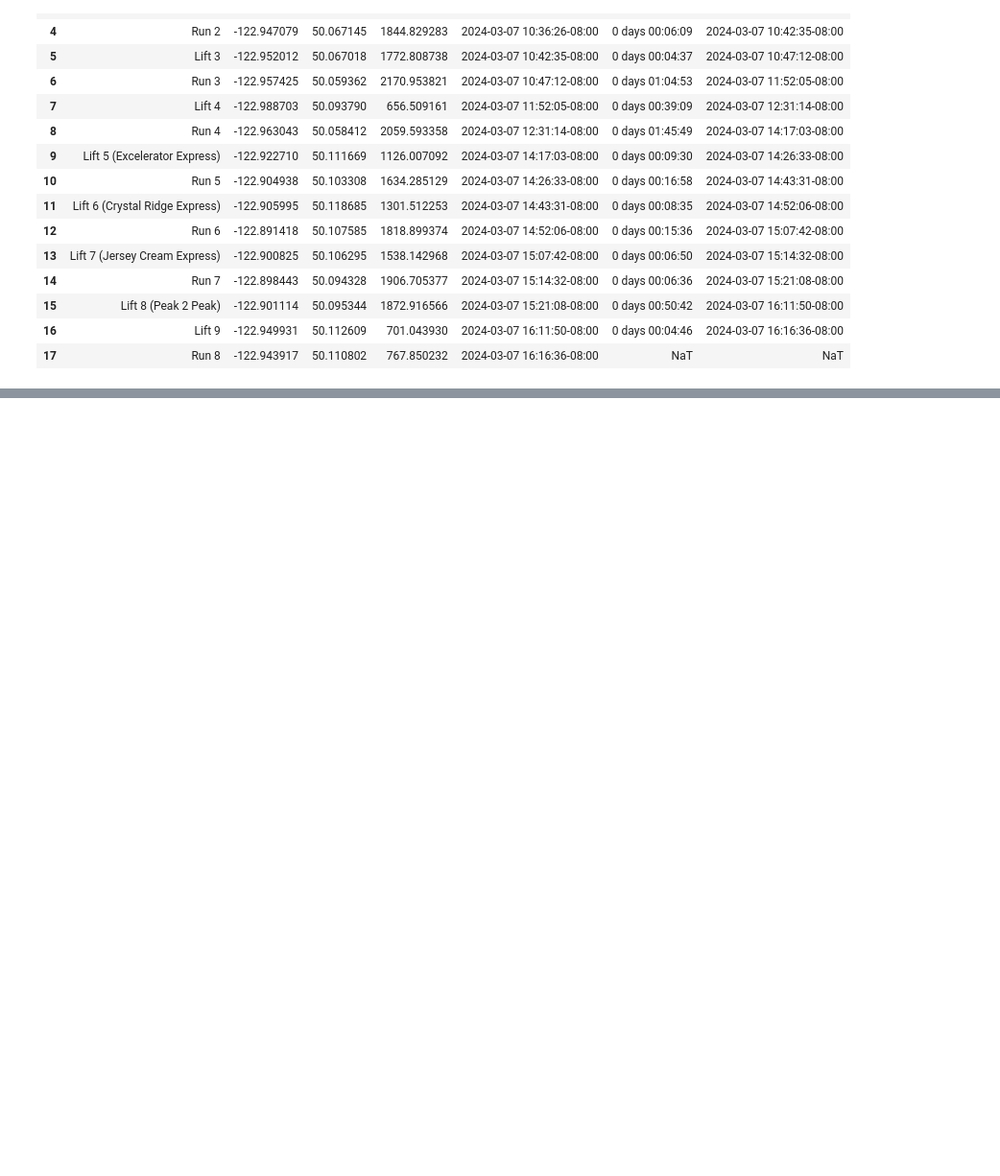
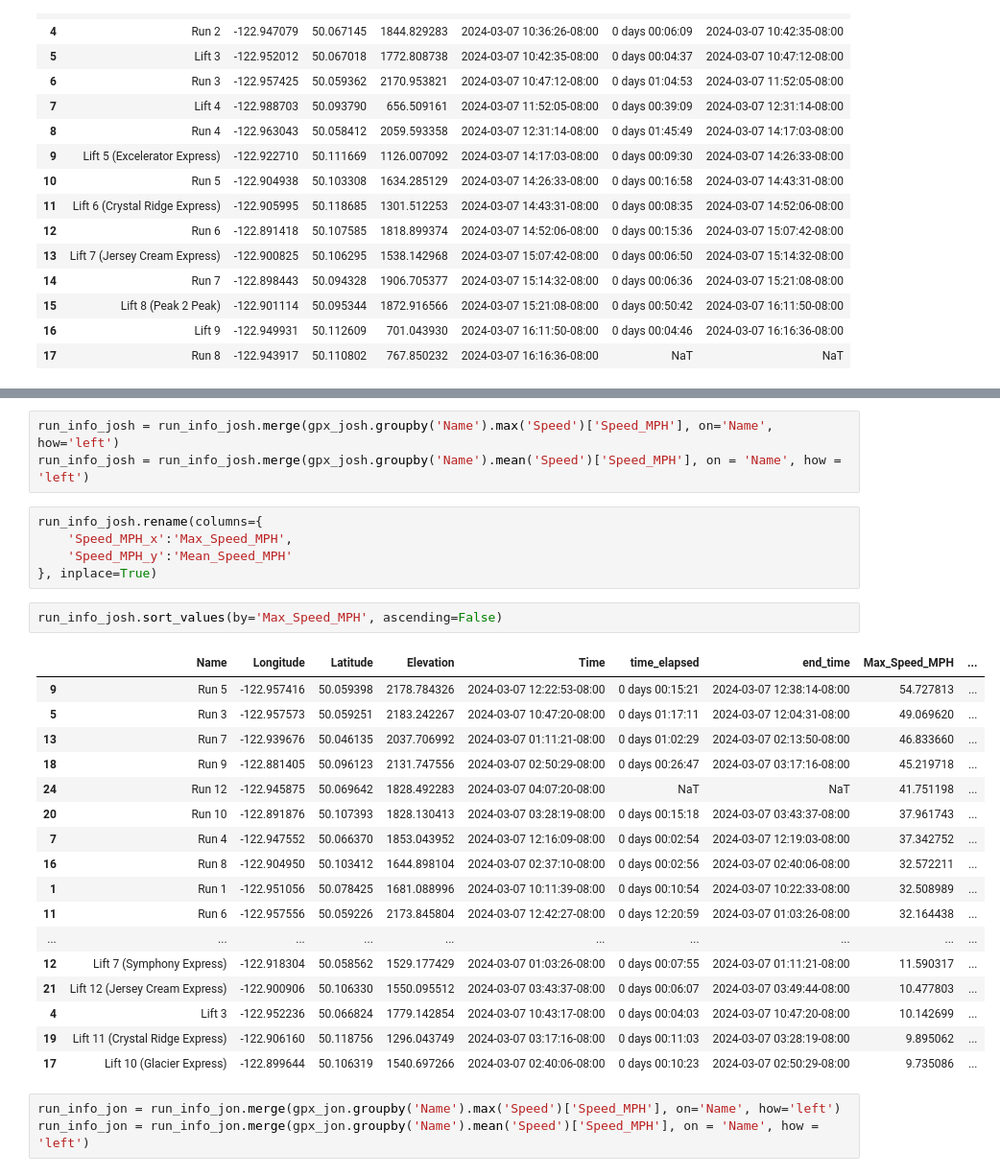
Before and after one commit to joshwinnes11/Project2, a Jupyter notebook: Project2(Josh).ipynb, the cells around one changed output, grey strips where cells are left out. Shown: that part at 96% size. Cells and saved outputs as stored; diff of their text form; blank space fills up the shorter version.

```diff
--- a/Project2(Josh).ipynb
+++ b/Project2(Josh).ipynb
@@ -145,0 +228,31 @@ This is a change
+# %%
+run_info_josh = run_info_josh.merge(gpx_josh.groupby('Name').max('Speed')['Speed_MPH'], on='Name', how='left')
+run_info_josh = run_info_josh.merge(gpx_josh.groupby('Name').mean('Speed')['Speed_MPH'], on = 'Name', how = 'left')
+# %%
+run_info_josh.rename(columns={
+    'Speed_MPH_x':'Max_Speed_MPH',
+    'Speed_MPH_y':'Mean_Speed_MPH'
+}, inplace=True)
+# %%
+run_info_josh.sort_values(by='Max_Speed_MPH', ascending=False)
+# %% [output]
+|  | Name | Longitude | Latitude | Elevation | Time | time_elapsed | end_time | Max_Speed_MPH | ... |
+| 9 | Run 5 | -122.957416 | 50.059398 | 2178.784326 | 2024-03-07 12:22:53-08:00 | 0 days 00:15:21 | 2024-03-07 12:38:14-08:00 | 54.727813 | ... |
+| 5 | Run 3 | -122.957573 | 50.059251 | 2183.242267 | 2024-03-07 10:47:20-08:00 | 0 days 01:17:11 | 2024-03-07 12:04:31-08:00 | 49.069620 | ... |
+| 13 | Run 7 | -122.939676 | 50.046135 | 2037.706992 | 2024-03-07 01:11:21-08:00 | 0 days 01:02:29 | 2024-03-07 02:13:50-08:00 | 46.833660 | ... |
+| 18 | Run 9 | -122.881405 | 50.096123 | 2131.747556 | 2024-03-07 02:50:29-08:00 | 0 days 00:26:47 | 2024-03-07 03:17:16-08:00 | 45.219718 | ... |
+| 24 | Run 12 | -122.945875 | 50.069642 | 1828.492283 | 2024-03-07 04:07:20-08:00 | NaT | NaT | 41.751198 | ... |
+| 20 | Run 10 | -122.891876 | 50.107393 | 1828.130413 | 2024-03-07 03:28:19-08:00 | 0 days 00:15:18 | 2024-03-07 03:43:37-08:00 | 37.961743 | ... |
+| 7 | Run 4 | -122.947552 | 50.066370 | 1853.043952 | 2024-03-07 12:16:09-08:00 | 0 days 00:02:54 | 2024-03-07 12:19:03-08:00 | 37.342752 | ... |
+| 16 | Run 8 | -122.904950 | 50.103412 | 1644.898104 | 2024-03-07 02:37:10-08:00 | 0 days 00:02:56 | 2024-03-07 02:40:06-08:00 | 32.572211 | ... |
+| 1 | Run 1 | -122.951056 | 50.078425 | 1681.088996 | 2024-03-07 10:11:39-08:00 | 0 days 00:10:54 | 2024-03-07 10:22:33-08:00 | 32.508989 | ... |
+| 11 | Run 6 | -122.957556 | 50.059226 | 2173.845804 | 2024-03-07 12:42:27-08:00 | 0 days 12:20:59 | 2024-03-07 01:03:26-08:00 | 32.164438 | ... |
+| ... | ... | ... | ... | ... | ... | ... | ... | ... | ... |
+| 12 | Lift 7 (Symphony Express) | -122.918304 | 50.058562 | 1529.177429 | 2024-03-07 01:03:26-08:00 | 0 days 00:07:55 | 2024-03-07 01:11:21-08:00 | 11.590317 | ... |
+| 21 | Lift 12 (Jersey Cream Express) | -122.900906 | 50.106330 | 1550.095512 | 2024-03-07 03:43:37-08:00 | 0 days 00:06:07 | 2024-03-07 03:49:44-08:00 | 10.477803 | ... |
+| 4 | Lift 3 | -122.952236 | 50.066824 | 1779.142854 | 2024-03-07 10:43:17-08:00 | 0 days 00:04:03 | 2024-03-07 10:47:20-08:00 | 10.142699 | ... |
+| 19 | Lift 11 (Crystal Ridge Express) | -122.906160 | 50.118756 | 1296.043749 | 2024-03-07 03:17:16-08:00 | 0 days 00:11:03 | 2024-03-07 03:28:19-08:00 | 9.895062 | ... |
+| 17 | Lift 10 (Glacier Express) | -122.899644 | 50.106319 | 1540.697266 | 2024-03-07 02:40:06-08:00 | 0 days 00:10:23 | 2024-03-07 02:50:29-08:00 | 9.735086 | ... |
+# %%
+run_info_jon = run_info_jon.merge(gpx_jon.groupby('Name').max('Speed')['Speed_MPH'], on='Name', how='left')
+run_info_jon = run_info_jon.merge(gpx_jon.groupby('Name').mean('Speed')['Speed_MPH'], on = 'Name', how = 'left')
```
Also changed, not shown: parts of 12 cells of this notebook.
